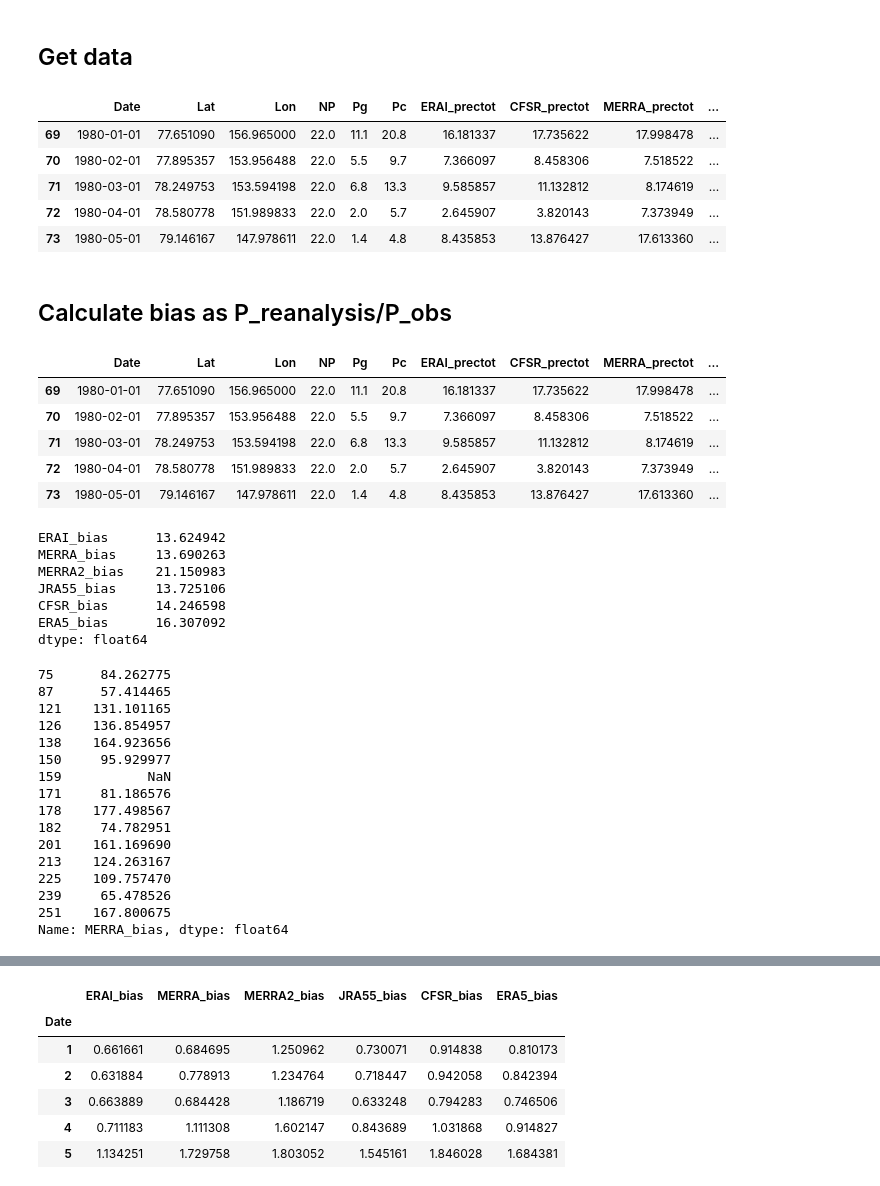
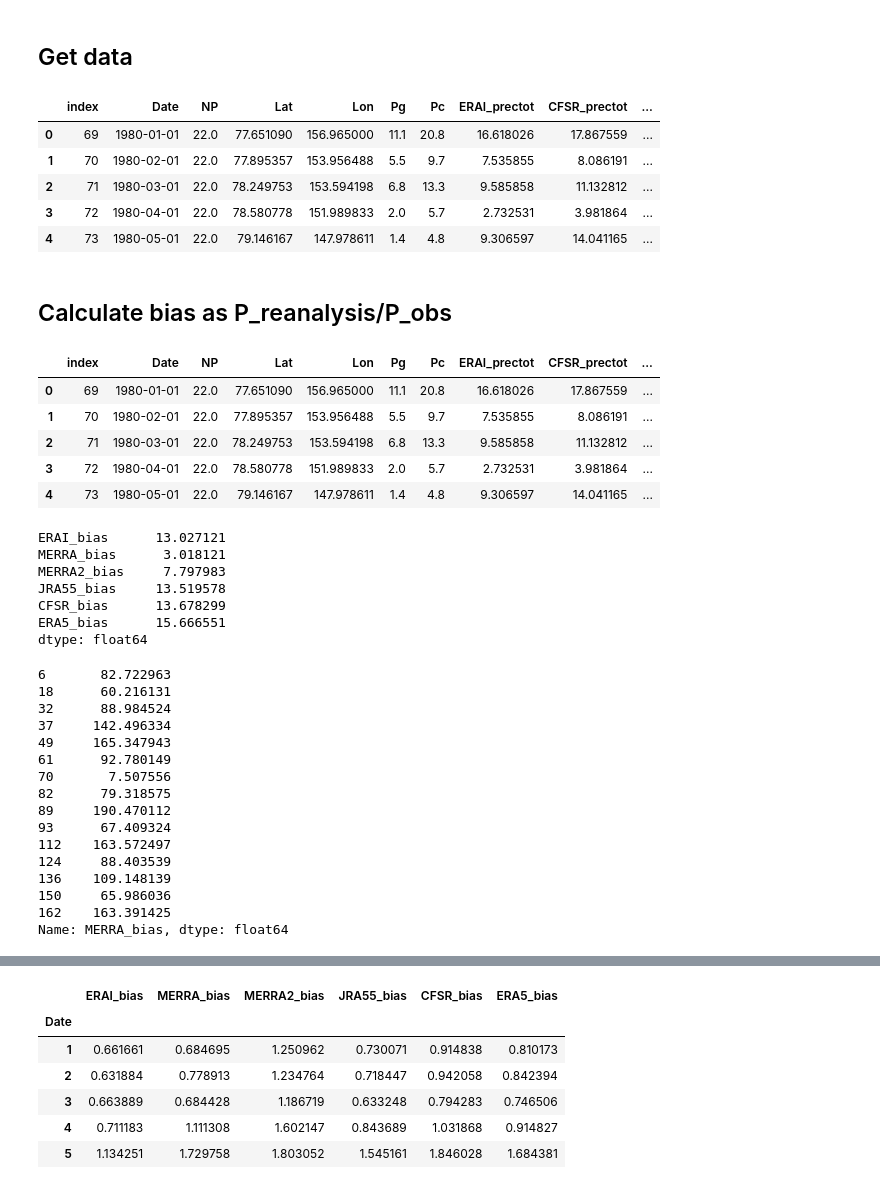
Before and after one commit to andypbarrett/SnowOnSeaIce, a Jupyter notebook: notebooks/plot_reanalysis_precip_bias_yang_ensemble.py.ipynb, the cells around one changed output, grey strips where cells are left out. Saved outputs shown, nothing was run; the diff lists cells and outputs as text; code cells hidden in the pictures.

Commit message:
bias calc use reanalysis trajectory data

```diff
--- a/notebooks/plot_reanalysis_precip_bias_yang_ensemble.py.ipynb
+++ b/notebooks/plot_reanalysis_precip_bias_yang_ensemble.py.ipynb
@@ -42,17 +14,17 @@ for line in dummy.split('\n')[1:]:
 ## Get data
 # %%
 #filepath = r'C:\Users\apbarret\Documents\data\Arctic_precip\np_reanalysis_month_comparison.csv'
-filepath = '/home/apbarret/src/SnowOnSeaIce/source/np_reanalysis_month_comparison.csv'
+filepath = '/home/apbarret/data/SnowOnSeaIce/reanalysis_timeseries/np_reanalysis_trajectory_month_comparison.csv'
 df = pd.read_csv(filepath, index_col=0, parse_dates=['Date'])
 df = df.dropna()
 df.head()
 # %% [output]
-|  | Date | Lat | Lon | NP | Pg | Pc | ERAI_prectot | CFSR_prectot | MERRA_prectot | ... |
-| 69 | 1980-01-01 | 77.651090 | 156.965000 | 22.0 | 11.1 | 20.8 | 16.181337 | 17.735622 | 17.998478 | ... |
-| 70 | 1980-02-01 | 77.895357 | 153.956488 | 22.0 | 5.5 | 9.7 | 7.366097 | 8.458306 | 7.518522 | ... |
-| 71 | 1980-03-01 | 78.249753 | 153.594198 | 22.0 | 6.8 | 13.3 | 9.585857 | 11.132812 | 8.174619 | ... |
-| 72 | 1980-04-01 | 78.580778 | 151.989833 | 22.0 | 2.0 | 5.7 | 2.645907 | 3.820143 | 7.373949 | ... |
-| 73 | 1980-05-01 | 79.146167 | 147.978611 | 22.0 | 1.4 | 4.8 | 8.435853 | 13.876427 | 17.613360 | ... |
+|  | index | Date | NP | Lat | Lon | Pg | Pc | ERAI_prectot | CFSR_prectot | ... |
+| 0 | 69 | 1980-01-01 | 22.0 | 77.651090 | 156.965000 | 11.1 | 20.8 | 16.618026 | 17.867559 | ... |
+| 1 | 70 | 1980-02-01 | 22.0 | 77.895357 | 153.956488 | 5.5 | 9.7 | 7.535855 | 8.086191 | ... |
+| 2 | 71 | 1980-03-01 | 22.0 | 78.249753 | 153.594198 | 6.8 | 13.3 | 9.585858 | 11.132812 | ... |
+| 3 | 72 | 1980-04-01 | 22.0 | 78.580778 | 151.989833 | 2.0 | 5.7 | 2.732531 | 3.981864 | ... |
+| 4 | 73 | 1980-05-01 | 22.0 | 79.146167 | 147.978611 | 1.4 | 4.8 | 9.306597 | 14.041165 | ... |
 # %% [markdown]
 ## Calculate bias as P_reanalysis/P_obs
 # %%
@@ -65,41 +37,41 @@ for col in df.columns:
 
 df.head()
 # %% [output]
-|  | Date | Lat | Lon | NP | Pg | Pc | ERAI_prectot | CFSR_prectot | MERRA_prectot | ... |
-| 69 | 1980-01-01 | 77.651090 | 156.965000 | 22.0 | 11.1 | 20.8 | 16.181337 | 17.735622 | 17.998478 | ... |
-| 70 | 1980-02-01 | 77.895357 | 153.956488 | 22.0 | 5.5 | 9.7 | 7.366097 | 8.458306 | 7.518522 | ... |
-| 71 | 1980-03-01 | 78.249753 | 153.594198 | 22.0 | 6.8 | 13.3 | 9.585857 | 11.132812 | 8.174619 | ... |
-| 72 | 1980-04-01 | 78.580778 | 151.989833 | 22.0 | 2.0 | 5.7 | 2.645907 | 3.820143 | 7.373949 | ... |
-| 73 | 1980-05-01 | 79.146167 | 147.978611 | 22.0 | 1.4 | 4.8 | 8.435853 | 13.876427 | 17.613360 | ... |
+|  | index | Date | NP | Lat | Lon | Pg | Pc | ERAI_prectot | CFSR_prectot | ... |
+| 0 | 69 | 1980-01-01 | 22.0 | 77.651090 | 156.965000 | 11.1 | 20.8 | 16.618026 | 17.867559 | ... |
+| 1 | 70 | 1980-02-01 | 22.0 | 77.895357 | 153.956488 | 5.5 | 9.7 | 7.535855 | 8.086191 | ... |
+| 2 | 71 | 1980-03-01 | 22.0 | 78.249753 | 153.594198 | 6.8 | 13.3 | 9.585858 | 11.132812 | ... |
+| 3 | 72 | 1980-04-01 | 22.0 | 78.580778 | 151.989833 | 2.0 | 5.7 | 2.732531 | 3.981864 | ... |
+| 4 | 73 | 1980-05-01 | 22.0 | 79.146167 | 147.978611 | 1.4 | 4.8 | 9.306597 | 14.041165 | ... |
 # %%
 df = df.where(df > 0.)
 df[['ERAI_bias', 'MERRA_bias', 'MERRA2_bias', 'JRA55_bias', 'CFSR_bias', 'ERA5_bias']].min()
 # %% [output]
-ERAI_bias      13.624942
-MERRA_bias     13.690263
-MERRA2_bias    21.150983
-JRA55_bias     13.725106
-CFSR_bias      14.246598
-ERA5_bias      16.307092
+ERAI_bias      13.027121
+MERRA_bias      3.018121
+MERRA2_bias     7.797983
+JRA55_bias     13.519578
+CFSR_bias      13.678299
+ERA5_bias      15.666551
 dtype: float64
 # %%
 df[df.Date.dt.month == 7]['MERRA_bias']
 # %% [output]
-75      84.262775
-87      57.414465
-121    131.101165
-126    136.854957
-138    164.923656
-150     95.929977
-159           NaN
-171     81.186576
-178    177.498567
-182     74.782951
-201    161.169690
-213    124.263167
-225    109.757470
-239     65.478526
-251    167.800675
+6       82.722963
+18      60.216131
+32      88.984524
+37     142.496334
+49     165.347943
+61      92.780149
+70       7.507556
+82      79.318575
+89     190.470112
+93      67.409324
+112    163.572497
+124     88.403539
+136    109.148139
+150     65.986036
+162    163.391425
 Name: MERRA_bias, dtype: float64
 # %%
 def setBoxColors(bp):
```
Also changed, not shown: parts of 2 cells of this notebook, 1 other file.
